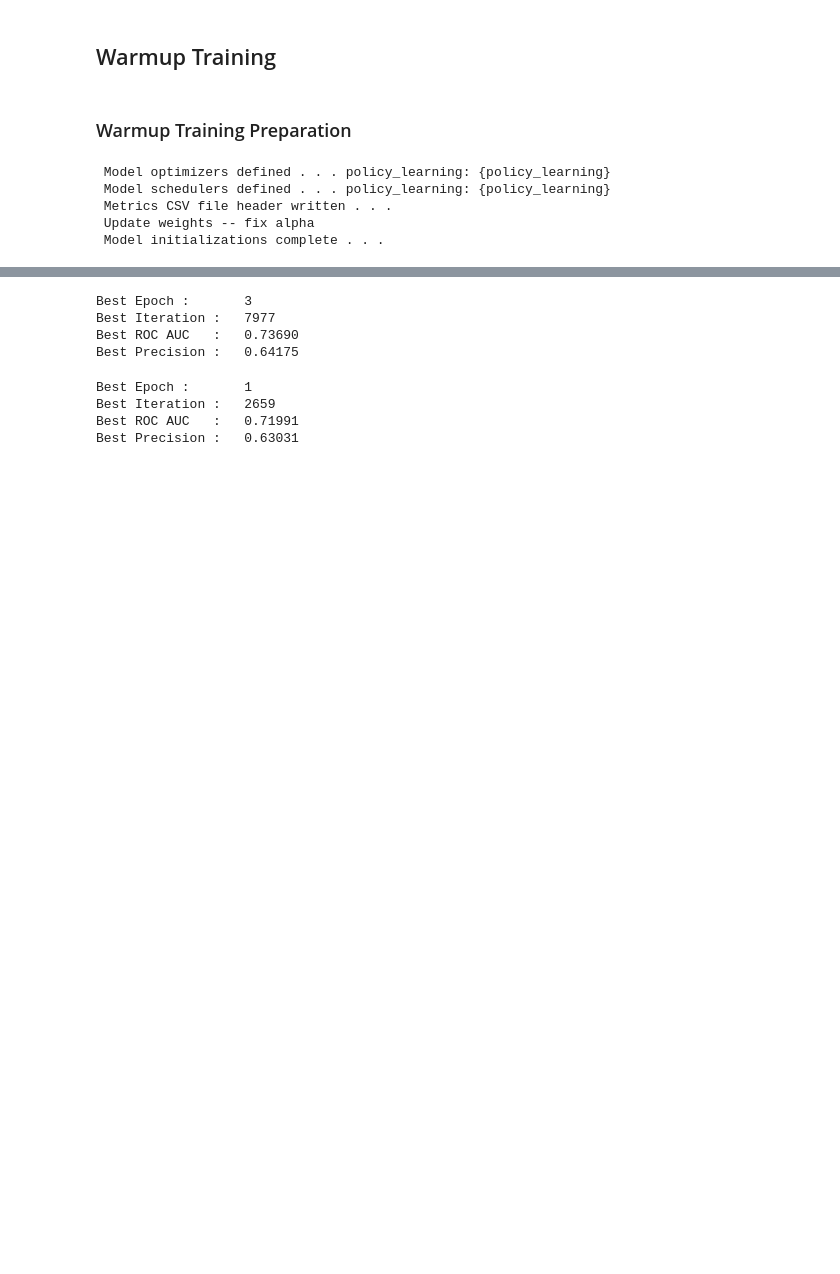
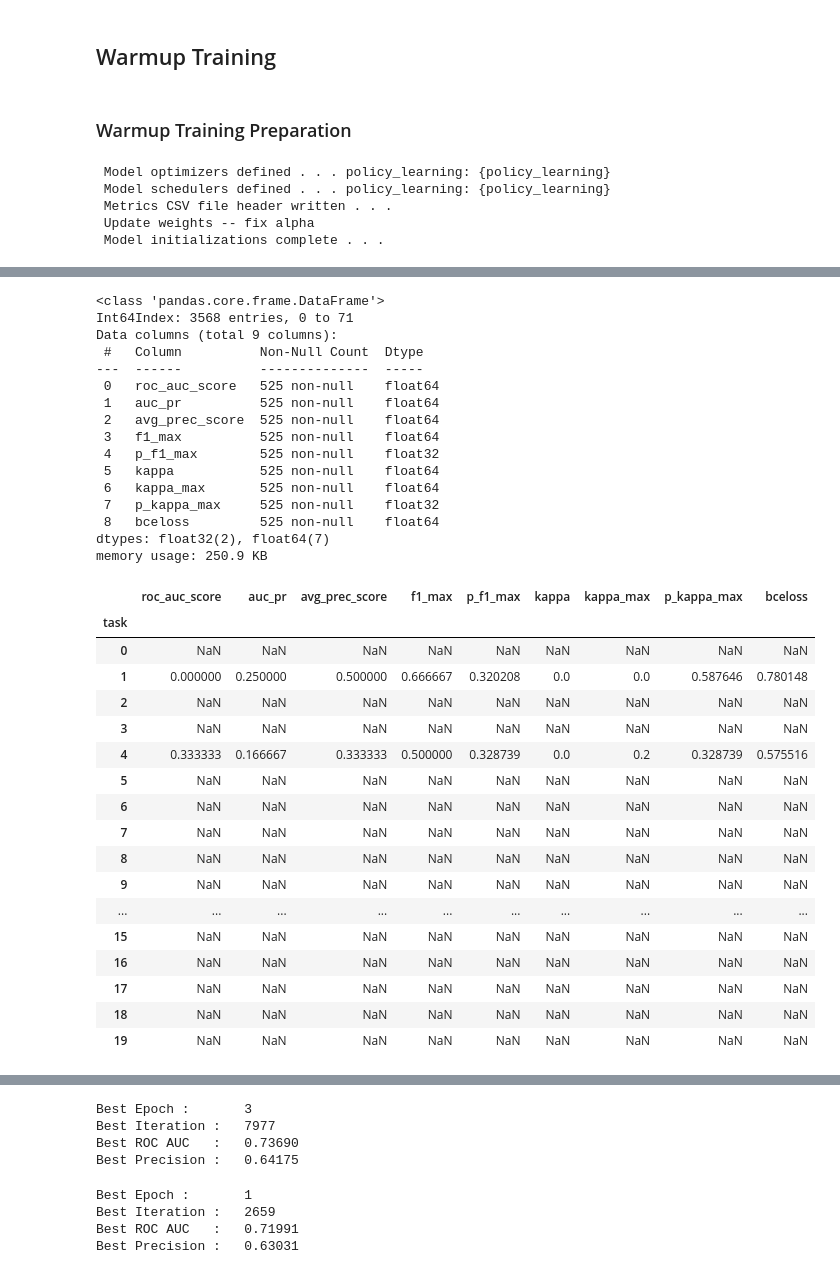
Before and after one commit to kbardool/AdaSparseChem, a Jupyter notebook: notebooks/Adashare_Train-10-task.ipynb, the cells around one changed output, grey strips where cells are left out. Cells and saved outputs as stored; diff of their text form; code cells hidden in the pictures; blank space fills up the shorter version.

```diff
--- a/notebooks/Adashare_Train-10-task.ipynb
+++ b/notebooks/Adashare_Train-10-task.ipynb
@@ -359,0 +580,12 @@ eval iters set to :  182
+# %%
+all_tasks_classification_metrics = []
+all_tasks_aggregation_weights    = []
+
+for i in range(1,11):
+    task_key = f"task{i}"
+    print(i, task_key, ' shape: ', environ.val_data[task_key]['yc_aggr_weights'].shape,  'classifiaction:', environ.val_metrics[task_key]['classification'].shape)
+    tmp_df = environ.val_metrics[task_key]['classification'].where(pd.isnull,1)
+    print(tmp_df.sum(axis=0))
+
+    all_tasks_classification_metrics.append(environ.val_metrics[task_key]['classification'])
+    all_tasks_aggregation_weights.append(environ.val_data[task_key]['yc_aggr_weights'])
@@ -359,0 +610,41 @@ eval iters set to :  182
+# %%
+all_tgs3 = pd.concat(all_tasks_classification_metrics)
+con3 = np.concatenate(all_tasks_aggregation_weights)
+# %%
+all_tgs3.info()
+all_tgs3.head(20)
+# %% [output]
+<class 'pandas.core.frame.DataFrame'>
+Int64Index: 3568 entries, 0 to 71
+Data columns (total 9 columns):
+ #   Column          Non-Null Count  Dtype
+---  ------          --------------  -----
+ 0   roc_auc_score   525 non-null    float64
+ 1   auc_pr          525 non-null    float64
+ 2   avg_prec_score  525 non-null    float64
+ 3   f1_max          525 non-null    float64
+ 4   p_f1_max        525 non-null    float32
+ 5   kappa           525 non-null    float64
+ 6   kappa_max       525 non-null    float64
+ 7   p_kappa_max     525 non-null    float32
+ 8   bceloss         525 non-null    float64
+dtypes: float32(2), float64(7)
+memory usage: 250.9 KB
+|  | roc_auc_score | auc_pr | avg_prec_score | f1_max | p_f1_max | kappa | kappa_max | p_kappa_max | bceloss |
+| task |  |  |  |  |  |  |  |  |  |
+| 0 | NaN | NaN | NaN | NaN | NaN | NaN | NaN | NaN | NaN |
+| 1 | 0.000000 | 0.250000 | 0.500000 | 0.666667 | 0.320208 | 0.0 | 0.0 | 0.587646 | 0.780148 |
+| 2 | NaN | NaN | NaN | NaN | NaN | NaN | NaN | NaN | NaN |
+| 3 | NaN | NaN | NaN | NaN | NaN | NaN | NaN | NaN | NaN |
+| 4 | 0.333333 | 0.166667 | 0.333333 | 0.500000 | 0.328739 | 0.0 | 0.2 | 0.328739 | 0.575516 |
+| 5 | NaN | NaN | NaN | NaN | NaN | NaN | NaN | NaN | NaN |
+| 6 | NaN | NaN | NaN | NaN | NaN | NaN | NaN | NaN | NaN |
+| 7 | NaN | NaN | NaN | NaN | NaN | NaN | NaN | NaN | NaN |
+| 8 | NaN | NaN | NaN | NaN | NaN | NaN | NaN | NaN | NaN |
+| 9 | NaN | NaN | NaN | NaN | NaN | NaN | NaN | NaN | NaN |
+| ... | ... | ... | ... | ... | ... | ... | ... | ... | ... |
+| 15 | NaN | NaN | NaN | NaN | NaN | NaN | NaN | NaN | NaN |
+| 16 | NaN | NaN | NaN | NaN | NaN | NaN | NaN | NaN | NaN |
+| 17 | NaN | NaN | NaN | NaN | NaN | NaN | NaN | NaN | NaN |
+| 18 | NaN | NaN | NaN | NaN | NaN | NaN | NaN | NaN | NaN |
+| 19 | NaN | NaN | NaN | NaN | NaN | NaN | NaN | NaN | NaN |
```
Also changed, not shown: parts of 28 cells of this notebook, 5 other files.
